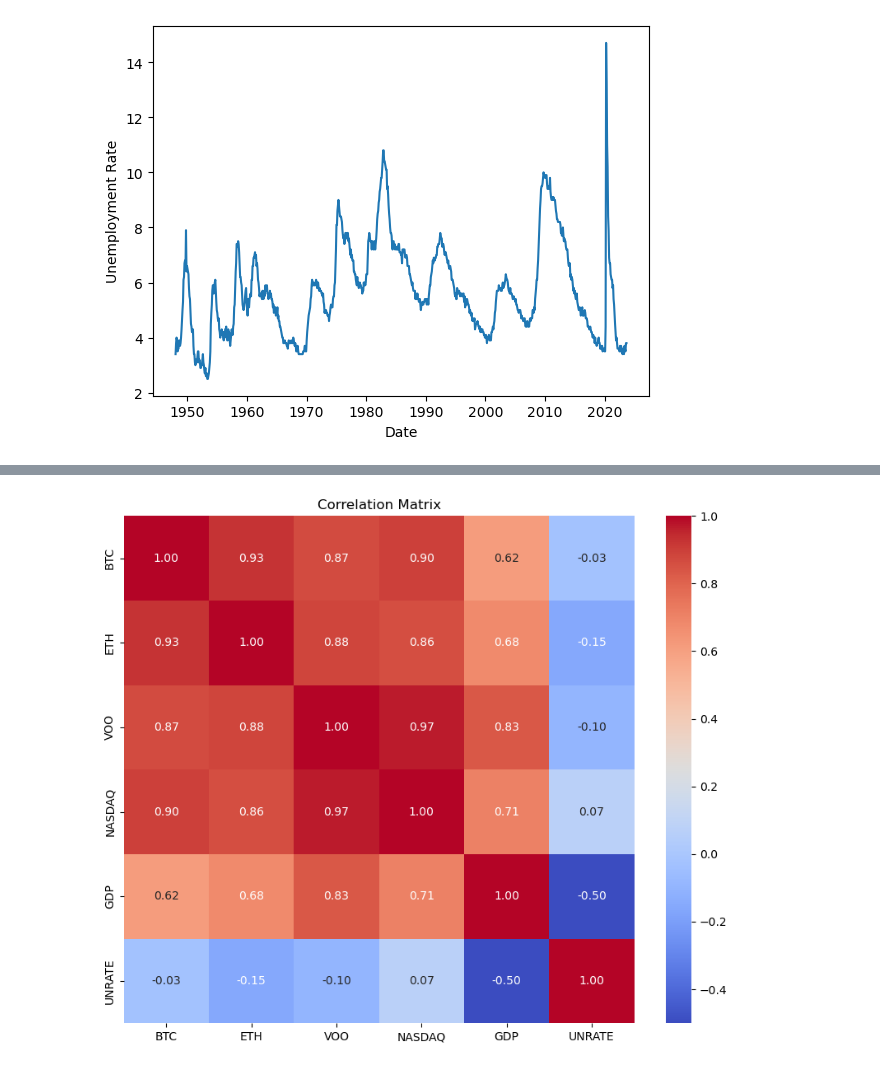
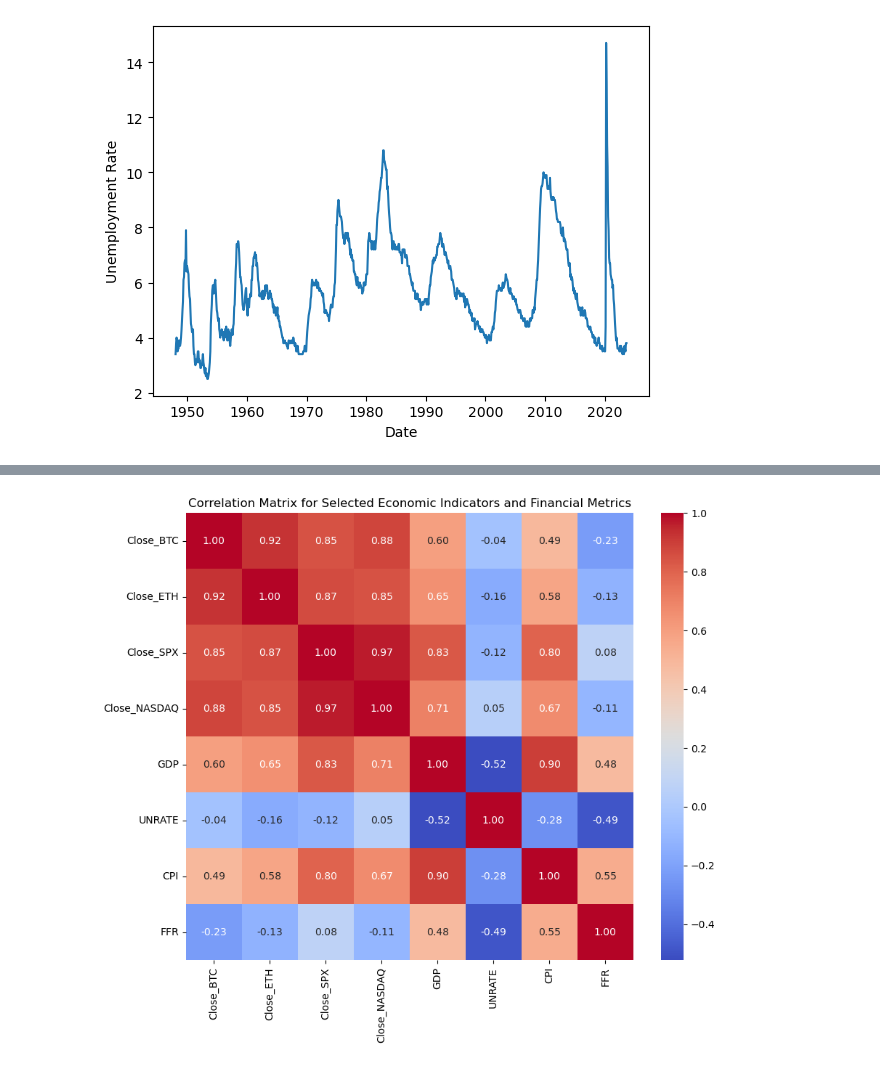
Before and after one commit to emilyheraty/cs216financeproject, a Jupyter notebook: proj.ipynb, the cells around one changed output, grey strips where cells are left out. Drawn from its saved outputs; the diff is of its cells as text; code cells hidden in the pictures.

Commit message:
added more data and more analysis

```diff
--- a/proj.ipynb
+++ b/proj.ipynb
@@ -29,5 +30,6 @@ unemployment['DATE'] = pd.to_datetime(unemployment['DATE'])
 # %%
 # https://fred.stlouisfed.org/series/GDPC1
 GDP = pd.read_csv('GDPC1.csv')
-GDP['DATE'] = pd.to_datetime(GDP['DATE'])
+GDP['Date'] = pd.to_datetime(GDP['DATE'])
+GDP.drop(columns=['DATE'], inplace=True)
 # print(GDP.head())
@@ -34 +42,7 @@ GDP['DATE'] = pd.to_datetime(GDP['DATE'])
+# %%
+# https://fred.stlouisfed.org/series/FEDFUNDS
+FFR = pd.read_csv('FEDFUNDS.csv')
+FFR['Date'] = pd.to_datetime(FFR['DATE'])
+FFR.drop(columns=['DATE'], inplace=True)
+# print(FFR.head())
 # %%
@@ -66,28 +80,3 @@ plt.xlabel('Date')
 plt.show()
 # %% [output]
 [figure]
-# %%
-bitcoin.set_index('Date', inplace=True)
-ethereum.set_index('Date', inplace=True)
-GDP.set_index('DATE', inplace=True)
-NASDAQ.set_index('Date', inplace=True)
-unemployment.set_index('DATE', inplace=True)
-VOO.set_index('Date', inplace=True)
-
-# Resample and forward fill as needed for the analysis
-btc_monthly = bitcoin['Close'].resample('M').mean()
-eth_monthly = ethereum['Close'].resample('M').mean()
-voo_monthly = VOO['Close'].resample('M').mean()
-nasdaq_monthly = NASDAQ['Close'].resample('M').mean()
-gdp_monthly = GDP['GDPC1'].resample('M').ffill()
-unrate_monthly = unemployment['UNRATE'].resample('M').ffill()
-
-# Combine into a single DataFrame
-all_data = pd.DataFrame({
-    'BTC': btc_monthly,
-    'ETH': eth_monthly,
-    'VOO': voo_monthly,
-    'NASDAQ': nasdaq_monthly,
-    'GDP': gdp_monthly,
-    'UNRATE': unrate_monthly
-}).dropna()
@@ -106,7 +163,12 @@ plt.show()
 # %%
+covid_data.rename(columns={'Close': 'Close_BTC'}, inplace=True)
+columns_of_interest = ['Close_BTC', 'Close_ETH', 'Close_SPX', 'Close_NASDAQ', 'GDP', 'UNRATE','CPI', 'FFR']
+covid_data_interest = covid_data[columns_of_interest]
+correlation_matrix = covid_data_interest.corr()
+
 plt.figure(figsize=(10, 8))
-sns.heatmap(all_data.corr(), annot=True, fmt=".2f", cmap="coolwarm")
-plt.title('Correlation Matrix')
+sns.heatmap(correlation_matrix, annot=True, fmt=".2f", cmap="coolwarm", square=True)
+plt.title("Correlation Matrix for Selected Economic Indicators and Financial Metrics")
 plt.show()
 # %% [output]
-[figure, old version]
+[figure, new version]
```
Also changed, not shown: parts of 15 cells of this notebook, 6 other files.
